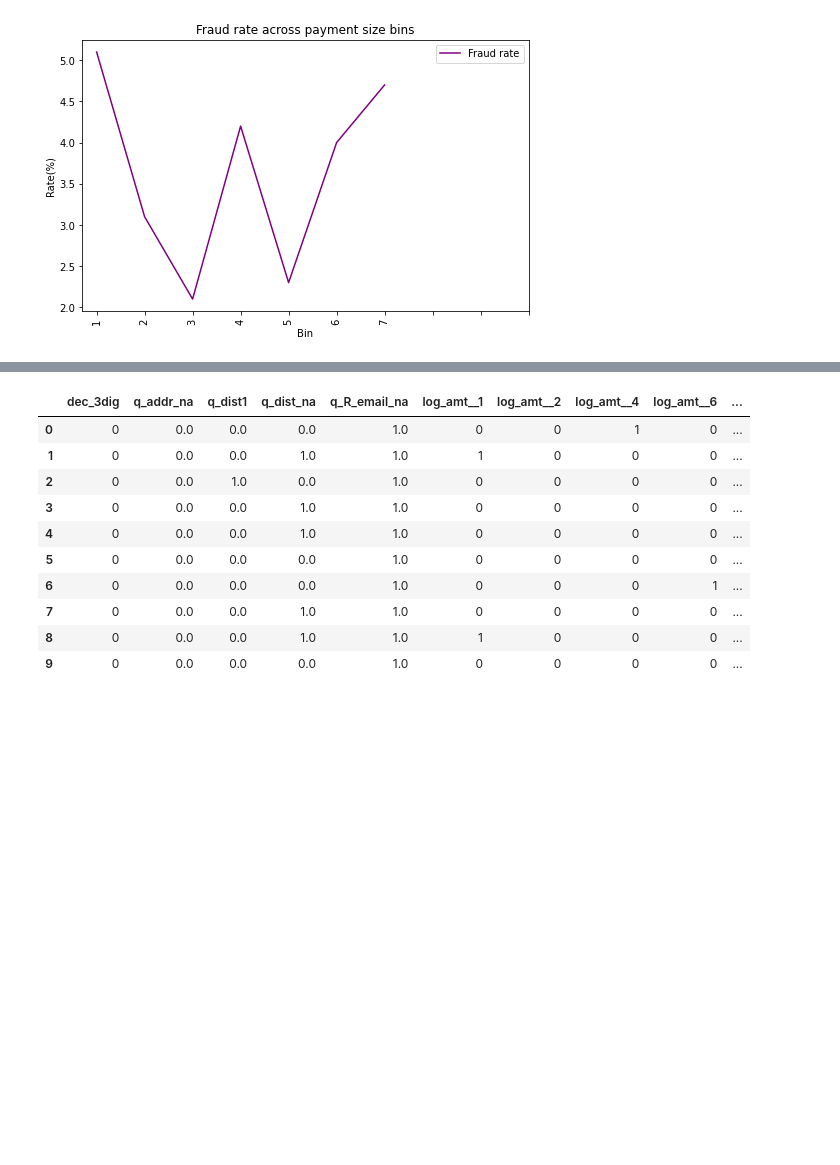
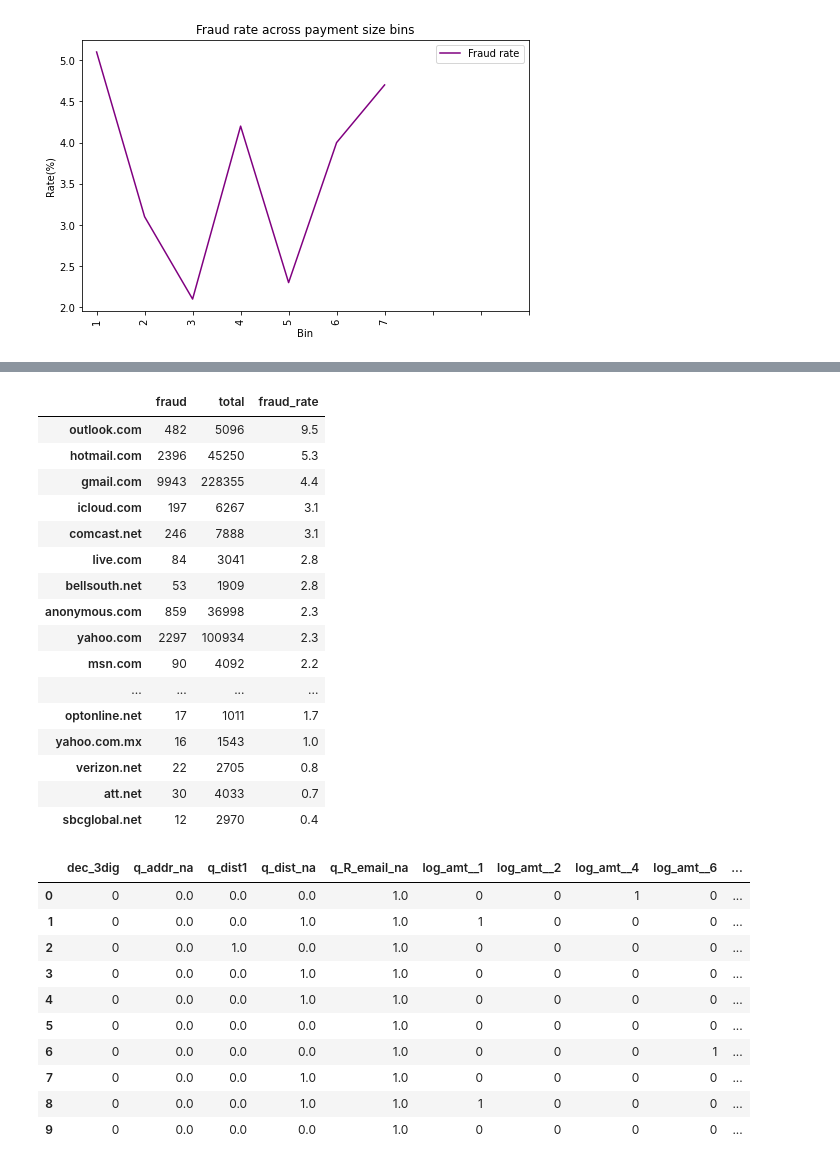
Before and after one commit to gopalsharath/credit_card_fraud_pred, a Jupyter notebook: Capstone 2.ipynb, the cells around one changed output, grey strips where cells are left out. Saved outputs shown, nothing was run; the diff lists cells and outputs as text; code cells hidden in the pictures; blank space fills up the shorter version.

```diff
--- a/Capstone 2.ipynb
+++ b/Capstone 2.ipynb
@@ -389,6 +415,26 @@ s_R_email_na[mask] = 1
 
 q_R_email_na=pd.DataFrame(s_R_email_na.reshape(-1,1),columns=["q_R_email_na"])
 # np.sum(q_R_email_na)
+# %%
+fraud_rate_calc_1(trans12,'P_emaildomain',n=1000)
+# %% [output]
+|  | fraud | total | fraud_rate |
+| outlook.com | 482 | 5096 | 9.5 |
+| hotmail.com | 2396 | 45250 | 5.3 |
+| gmail.com | 9943 | 228355 | 4.4 |
+| icloud.com | 197 | 6267 | 3.1 |
+| comcast.net | 246 | 7888 | 3.1 |
+| live.com | 84 | 3041 | 2.8 |
+| bellsouth.net | 53 | 1909 | 2.8 |
+| anonymous.com | 859 | 36998 | 2.3 |
+| yahoo.com | 2297 | 100934 | 2.3 |
+| msn.com | 90 | 4092 | 2.2 |
+| ... | ... | ... | ... |
+| optonline.net | 17 | 1011 | 1.7 |
+| yahoo.com.mx | 16 | 1543 | 1.0 |
+| verizon.net | 22 | 2705 | 0.8 |
+| att.net | 30 | 4033 | 0.7 |
+| sbcglobal.net | 12 | 2970 | 0.4 |
 # %%
 # combine q_log_amt values 3 and 5 converting 5 to 3
 trans3=trans2.copy()
```
Also changed, not shown: parts of 84 cells of this notebook.
